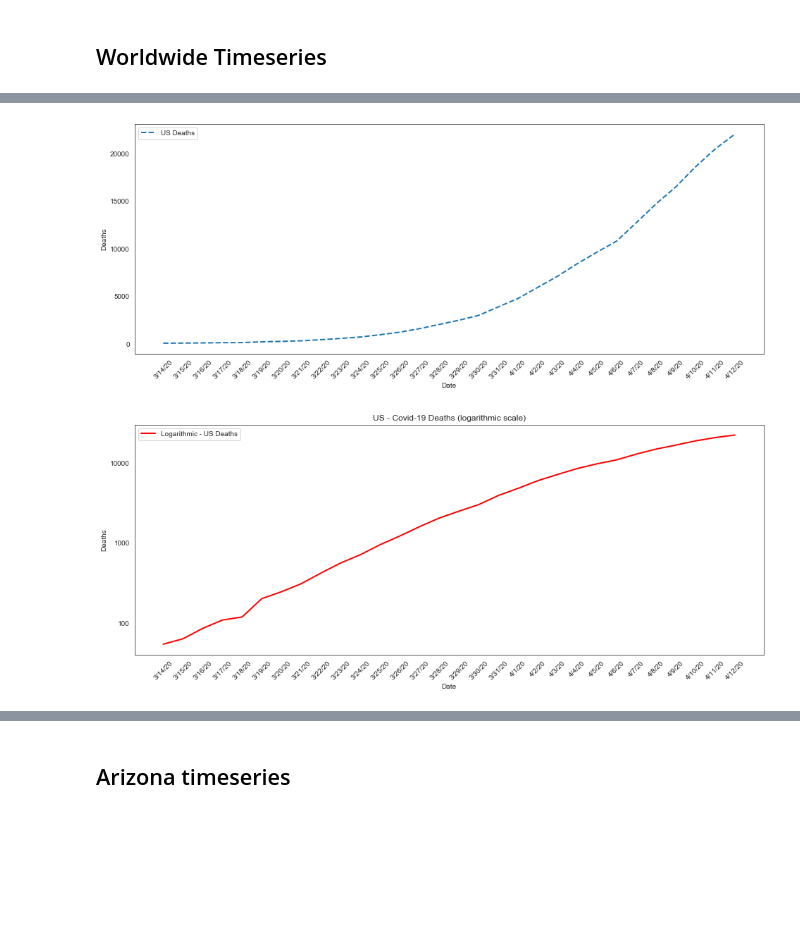
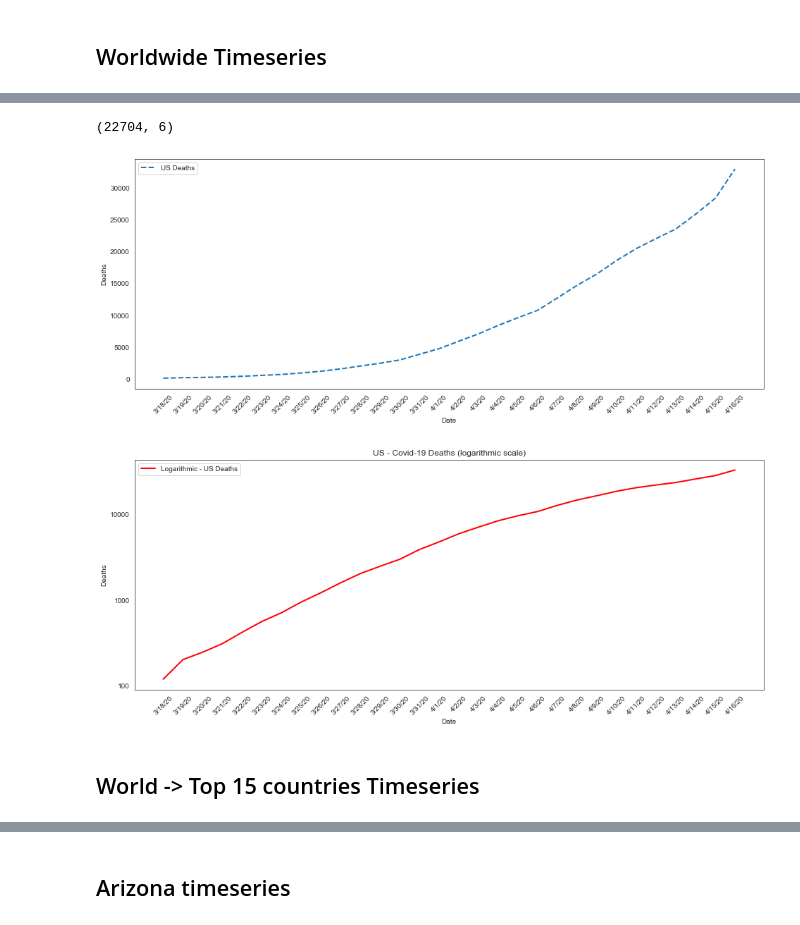
Before and after one commit to Chetchita641/CovidbyGovt, a Jupyter notebook: analysis2/ICU-TimeseriesAnalysis.ipynb, the cells around one changed output, grey strips where cells are left out. Saved outputs shown, nothing was run; the diff lists cells and outputs as text; code cells hidden in the pictures; blank space fills up the shorter version.

```diff
--- a/analysis2/ICU-TimeseriesAnalysis.ipynb
+++ b/analysis2/ICU-TimeseriesAnalysis.ipynb
@@ -765,15 +717,28 @@ df = country.tail(30)
+# %%
+# length of data
+covid_ww_long.shape
+# %% [output]
+(22704, 6)
 # %%
-# simple graph
+# set country == 'US'
+COUNTRY = 'US'
+country =covid_ww_long[covid_ww_long['Country/Region' ] == COUNTRY]
+country.tail()
+
+# set US dataset for graphs
+df = country.tail(30)
+
+# US Timeseries graph
 fig, ax = plt.subplots(figsize=(16, 6))
 sns.lineplot(x=df['Date'], y=df['Deaths'], sort=False, linewidth=2)
 ax.lines[0].set_linestyle("--")
 plt.xticks(rotation=45)
 ax.legend(['US Deaths'])
 plt.show()
 # save graph to a file
 fig.savefig("US_deaths.png")
 # %% [output]
-[figure, old version]
+[figure, new version]
 # %%
 # logarithmic growth
 fig, ax = plt.subplots(figsize=(16, 6))
@@ -788,4 +753,6 @@ plt.show()
 # save graph to a file
 fig.savefig("US_deaths_log.png")
 # %% [output]
-[figure, old version]
+[figure, new version]
+# %% [markdown]
+## World -> Top 15 countries Timeseries
```
Also changed, not shown: parts of 74 cells of this notebook, 48 other files.
